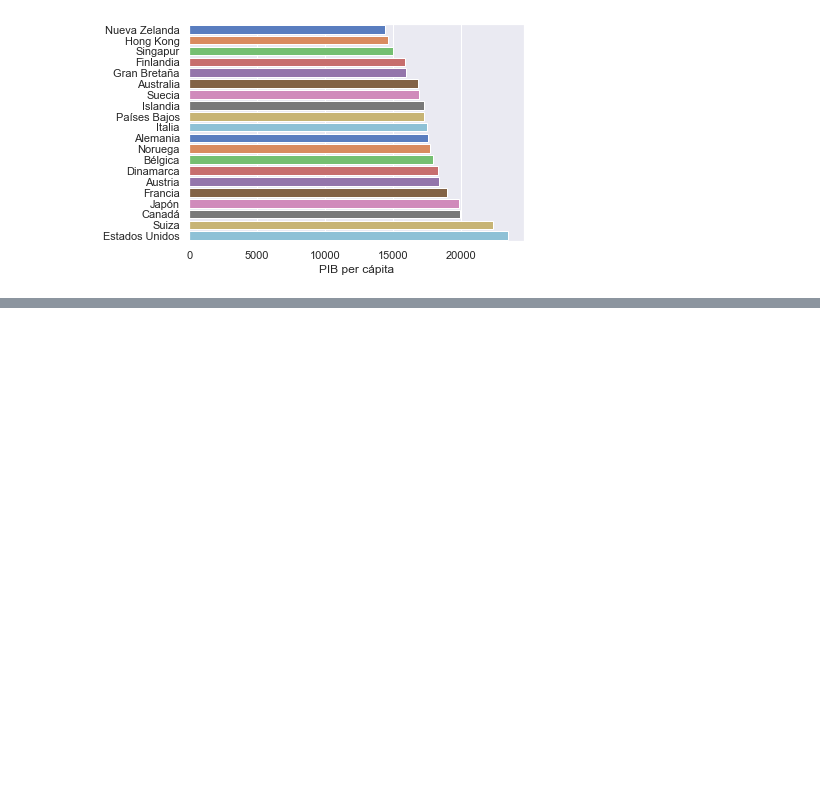
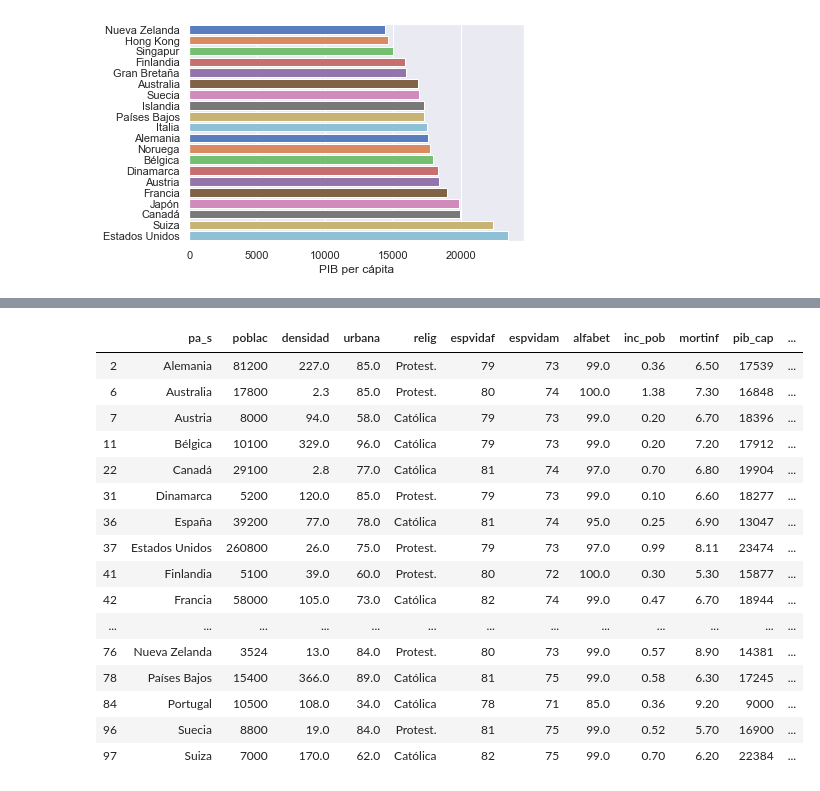
Before and after one commit to ManuelPertejo/PracticaPython, a Jupyter notebook: PracticaPython.ipynb, the cells around one changed output, grey strips where cells are left out. Drawn from its saved outputs; the diff is of its cells as text; code cells hidden in the pictures; blank space fills up the shorter version.

```diff
--- a/PracticaPython.ipynb
+++ b/PracticaPython.ipynb
@@ -213,0 +294,20 @@ ax.set(xlabel='PIB per cápita', ylabel='')
+# %%
+data.loc[data.regi_n == 1]
+# %% [output]
+|  | pa_s | poblac | densidad | urbana | relig | espvidaf | espvidam | alfabet | inc_pob | mortinf | pib_cap | ... |
+| 2 | Alemania | 81200 | 227.0 | 85.0 | Protest. | 79 | 73 | 99.0 | 0.36 | 6.50 | 17539 | ... |
+| 6 | Australia | 17800 | 2.3 | 85.0 | Protest. | 80 | 74 | 100.0 | 1.38 | 7.30 | 16848 | ... |
+| 7 | Austria | 8000 | 94.0 | 58.0 | Católica | 79 | 73 | 99.0 | 0.20 | 6.70 | 18396 | ... |
+| 11 | Bélgica | 10100 | 329.0 | 96.0 | Católica | 79 | 73 | 99.0 | 0.20 | 7.20 | 17912 | ... |
+| 22 | Canadá | 29100 | 2.8 | 77.0 | Católica | 81 | 74 | 97.0 | 0.70 | 6.80 | 19904 | ... |
+| 31 | Dinamarca | 5200 | 120.0 | 85.0 | Protest. | 79 | 73 | 99.0 | 0.10 | 6.60 | 18277 | ... |
+| 36 | España | 39200 | 77.0 | 78.0 | Católica | 81 | 74 | 95.0 | 0.25 | 6.90 | 13047 | ... |
+| 37 | Estados Unidos | 260800 | 26.0 | 75.0 | Protest. | 79 | 73 | 97.0 | 0.99 | 8.11 | 23474 | ... |
+| 41 | Finlandia | 5100 | 39.0 | 60.0 | Protest. | 80 | 72 | 100.0 | 0.30 | 5.30 | 15877 | ... |
+| 42 | Francia | 58000 | 105.0 | 73.0 | Católica | 82 | 74 | 99.0 | 0.47 | 6.70 | 18944 | ... |
+| ... | ... | ... | ... | ... | ... | ... | ... | ... | ... | ... | ... | ... |
+| 76 | Nueva Zelanda | 3524 | 13.0 | 84.0 | Protest. | 80 | 73 | 99.0 | 0.57 | 8.90 | 14381 | ... |
+| 78 | Países Bajos | 15400 | 366.0 | 89.0 | Católica | 81 | 75 | 99.0 | 0.58 | 6.30 | 17245 | ... |
+| 84 | Portugal | 10500 | 108.0 | 34.0 | Católica | 78 | 71 | 85.0 | 0.36 | 9.20 | 9000 | ... |
+| 96 | Suecia | 8800 | 19.0 | 84.0 | Protest. | 81 | 75 | 99.0 | 0.52 | 5.70 | 16900 | ... |
+| 97 | Suiza | 7000 | 170.0 | 62.0 | Católica | 82 | 75 | 99.0 | 0.70 | 6.20 | 22384 | ... |
```
Also changed, not shown: parts of 15 cells of this notebook.
